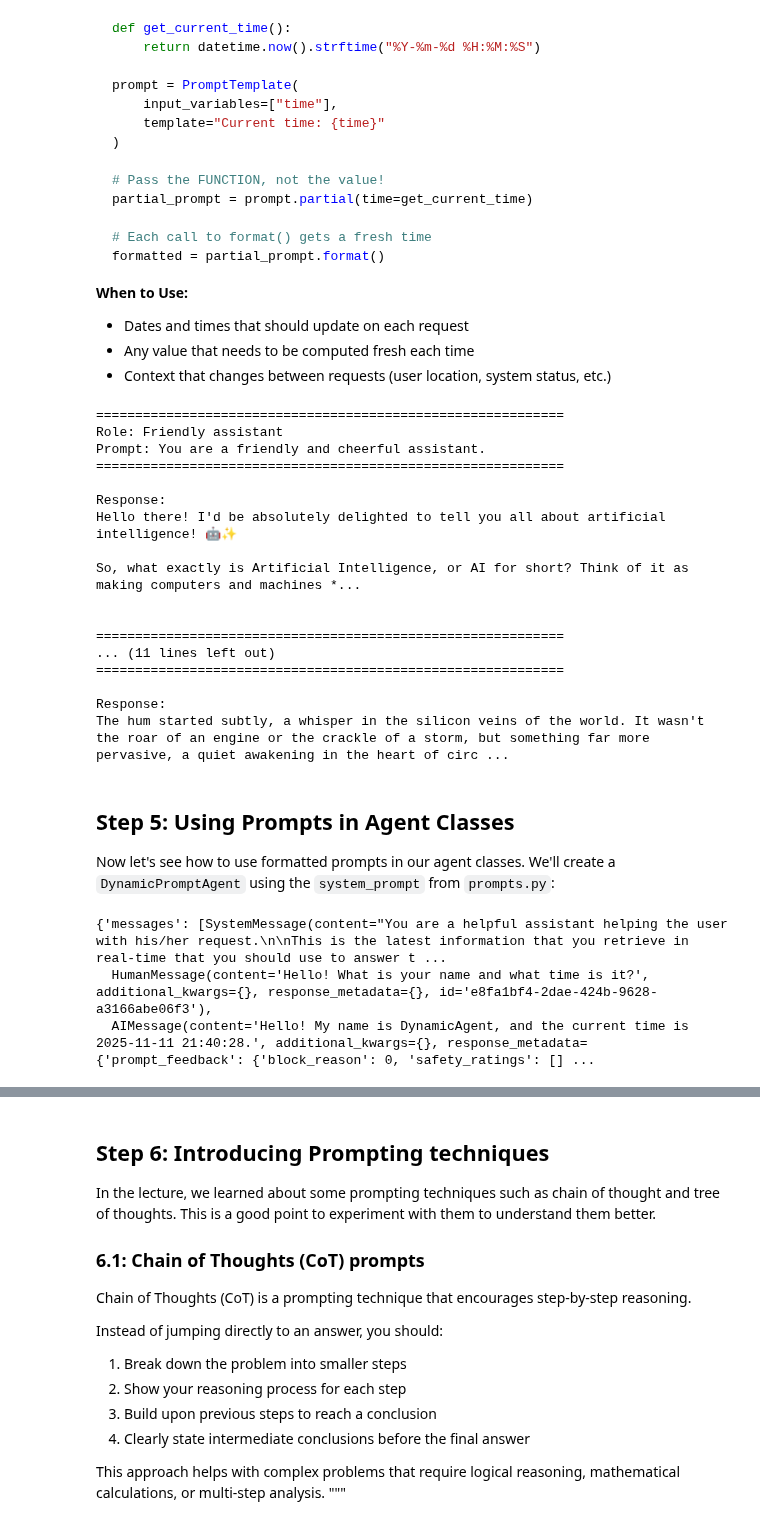
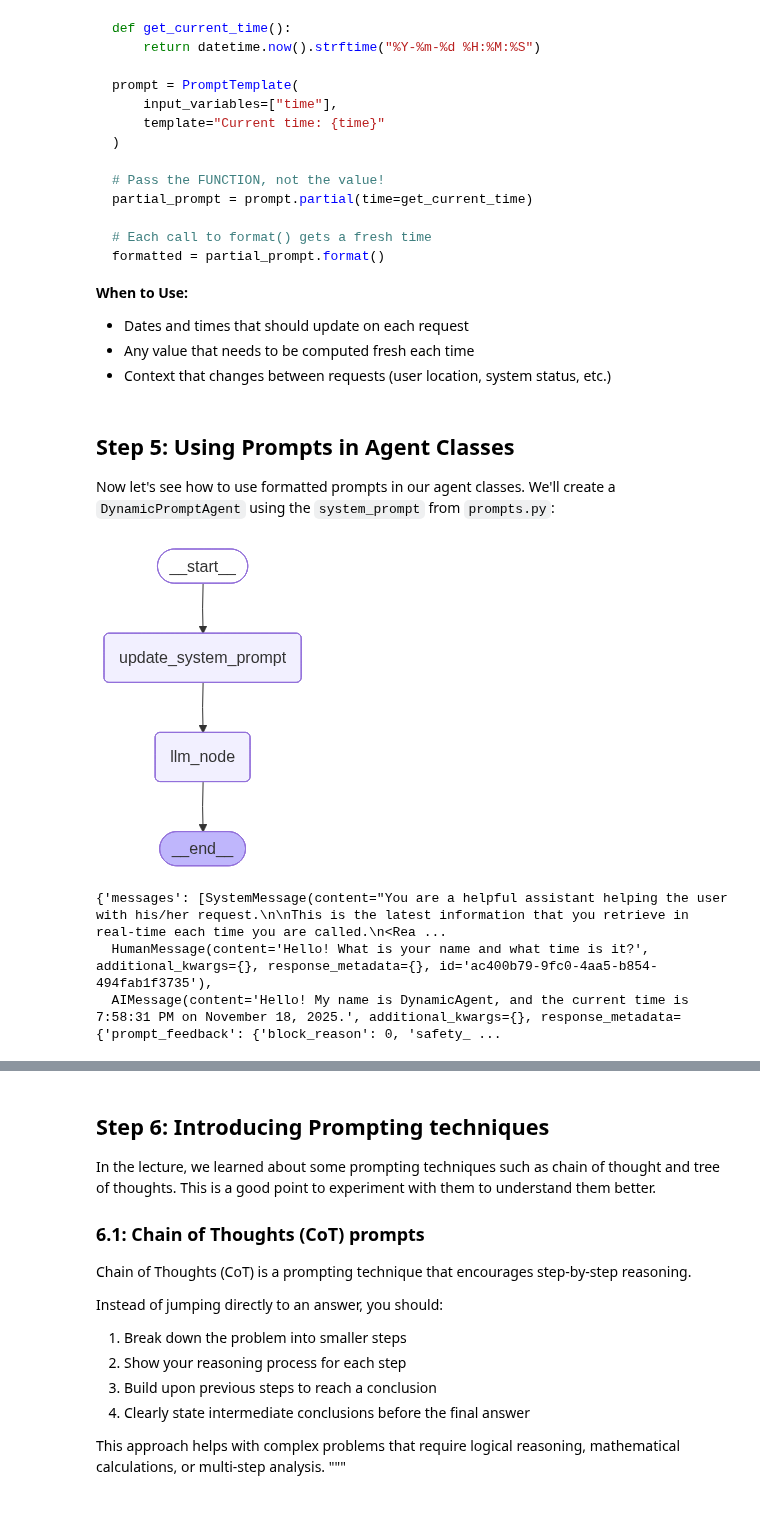
Before and after one commit to WIMUniCologne/agentic_artificial_intelligence, a Jupyter notebook: exercises/unit_04/unit_04.ipynb, the cells around one changed output, grey strips where cells are left out. Drawn from its saved outputs; the diff is of its cells as text; code cells hidden in the pictures.

Commit message:
Update unit_04 exercises: improve dynamic prompt agent examples and add agent2agent roleplay demo

```diff
--- a/exercises/unit_04/unit_04.ipynb
+++ b/exercises/unit_04/unit_04.ipynb
@@ -469,48 +558,6 @@ formatted = partial_prompt.format()
 - Dates and times that should update on each request
 - Any value that needs to be computed fresh each time
 - Context that changes between requests (user location, system status, etc.)
-# %%
-# Test with different prompts
-prompts_to_test = [
-    ("Friendly assistant", "You are a friendly and cheerful assistant."),
-    ("Professional consultant", "You are a professional business consultant. Be concise and formal."),
-    ("Creative writer", "You are a creative writer. Use vivid language and storytelling.")
-]
-
-user_question = "Tell me about artificial intelligence."
-
-for role, prompt_text in prompts_to_test:
-    print(f"\n{'='*60}")
-    print(f"Role: {role}")
-    print(f"Prompt: {prompt_text}")
-    print("="*60)
-
-    messages = [
-        SystemMessage(content=prompt_text),
-        HumanMessage(content=user_question)
-    ]
-
-    response = llm.invoke(messages)
-    print(f"\nResponse:")
-    print(response.content[:200] + "...\n")
-# %% [output]
-============================================================
-Role: Friendly assistant
-Prompt: You are a friendly and cheerful assistant.
-============================================================
-
-Response:
-Hello there! I'd be absolutely delighted to tell you all about artificial intelligence! 🤖✨
-
-So, what exactly is Artificial Intelligence, or AI for short? Think of it as making computers and machines *...
-
-
-============================================================
-... (11 lines left out)
-============================================================
-
-Response:
-The hum started subtly, a whisper in the silicon veins of the world. It wasn't the roar of an engine or the crackle of a storm, but something far more pervasive, a quiet awakening in the heart of circ ...
 # %% [markdown]
 ## Step 5: Using Prompts in Agent Classes
 
@@ -518,17 +565,20 @@ Now let's see how to use formatted prompts in our agent classes. We'll create a
 # %%
 from langchain.chat_models import init_chat_model
 from agentic_ai.agents.dynamic_prompt_agent import DynamicPromptAgent
 from langgraph.checkpoint.memory import InMemorySaver
 from agentic_ai.prompts.prompts import system_prompt
 
 llm = init_chat_model("gemini-2.5-flash-lite", model_provider="google_genai")
 memory = InMemorySaver()
 
 dynamic_agent = DynamicPromptAgent(llm=llm, name="DynamicAgent", system_prompt=system_prompt, checkpointer=memory)
-
-dynamic_agent.run("Hello! What is your name and what time is it?", thread_id="test_thread")
+dynamic_agent.graph
 # %% [output]
-{'messages': [SystemMessage(content="You are a helpful assistant helping the user with his/her request.\n\nThis is the latest information that you retrieve in real-time that you should use to answer t ...
-  HumanMessage(content='Hello! What is your name and what time is it?', additional_kwargs={}, response_metadata={}, id='e8fa1bf4-2dae-424b-9628-a3166abe06f3'),
-  AIMessage(content='Hello! My name is DynamicAgent, and the current time is 2025-11-11 21:40:28.', additional_kwargs={}, response_metadata={'prompt_feedback': {'block_reason': 0, 'safety_ratings': [] ...
+[figure, added]
+# %%
+dynamic_agent.run("Hello! What is your name and what time is it?", thread_id="test_thread")
+# %% [output]
+{'messages': [SystemMessage(content="You are a helpful assistant helping the user with his/her request.\n\nThis is the latest information that you retrieve in real-time each time you are called.\n<Rea ...
+  HumanMessage(content='Hello! What is your name and what time is it?', additional_kwargs={}, response_metadata={}, id='ac400b79-9fc0-4aa5-b854-494fab1f3735'),
+  AIMessage(content='Hello! My name is DynamicAgent, and the current time is 7:58:31 PM on November 18, 2025.', additional_kwargs={}, response_metadata={'prompt_feedback': {'block_reason': 0, 'safety_ ...
 # %%
```
Also changed, not shown: parts of 29 cells of this notebook.
